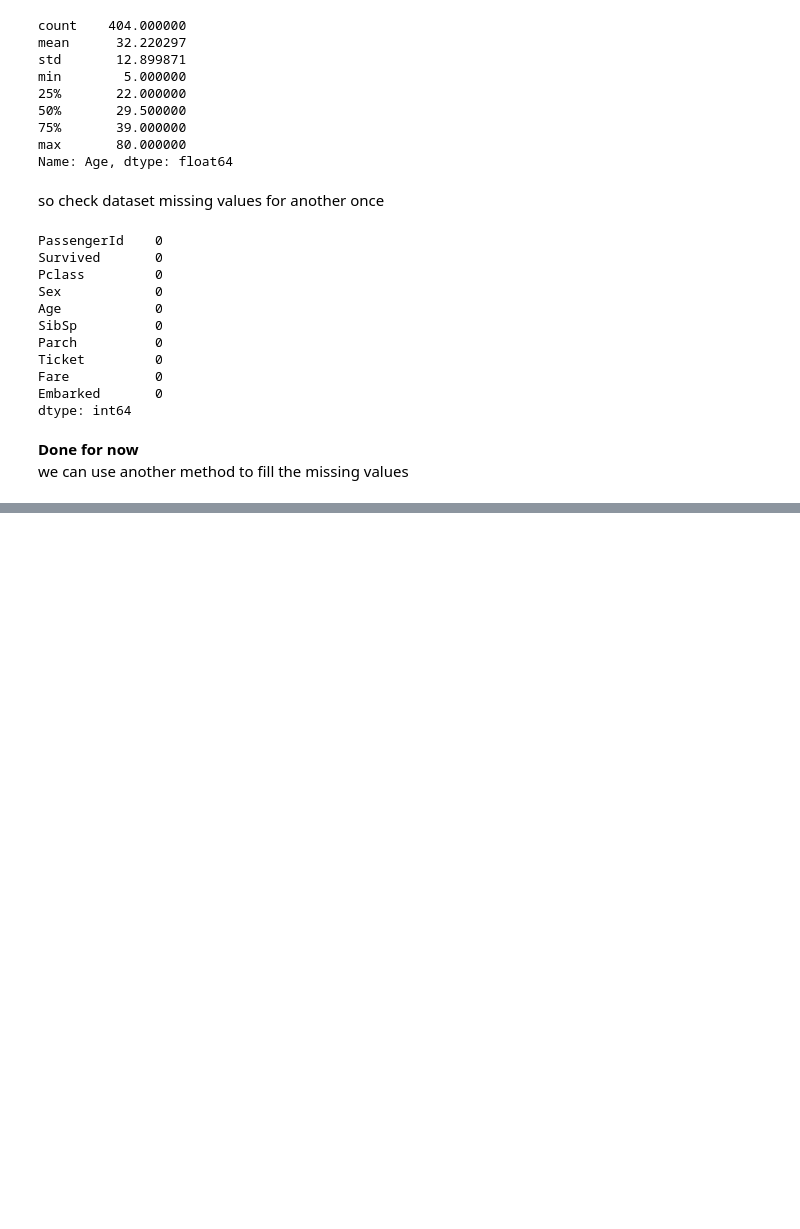
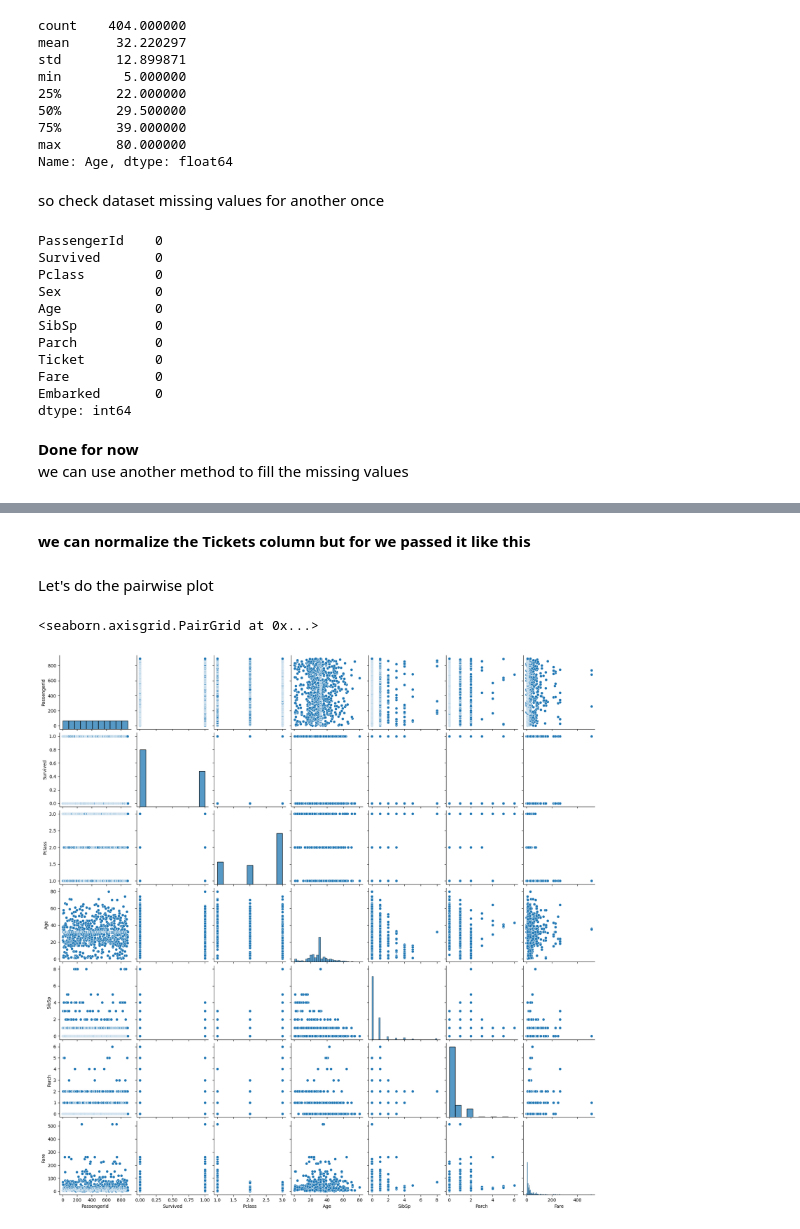
Before and after one commit to mrpintime/TitanicSurvivor, a Jupyter notebook: Titanic_(Kaggle_Competition).ipynb, the cells around one changed output, grey strips where cells are left out. Cells and saved outputs as stored; diff of their text form; code cells hidden in the pictures; blank space fills up the shorter version.

```diff
--- a/Titanic_(Kaggle_Competition).ipynb
+++ b/Titanic_(Kaggle_Competition).ipynb
@@ -450,4 +438,4 @@ we can use another method to fill the missing values
 # df.to_csv("/content/drive/MyDrive/Titanic/semi-preprocessed.csv", index=False)
 # %%
 # Read the dataset
-# df = pd.read_csv("/content/drive/MyDrive/Titanic/semi-preprocessed.csv")
+df = pd.read_csv("/content/drive/MyDrive/Titanic/semi-preprocessed.csv")
@@ -453,0 +451,9 @@ we can use another method to fill the missing values
+# %% [markdown]
+**we can normalize the Tickets column but for we passed it like this**
+# %% [markdown]
+Let's do the pairwise plot
+# %%
+sns.pairplot(df)
+# %% [output]
+<seaborn.axisgrid.PairGrid at 0x...>
+[figure, added]
```
Also changed, not shown: parts of 37 cells of this notebook.
